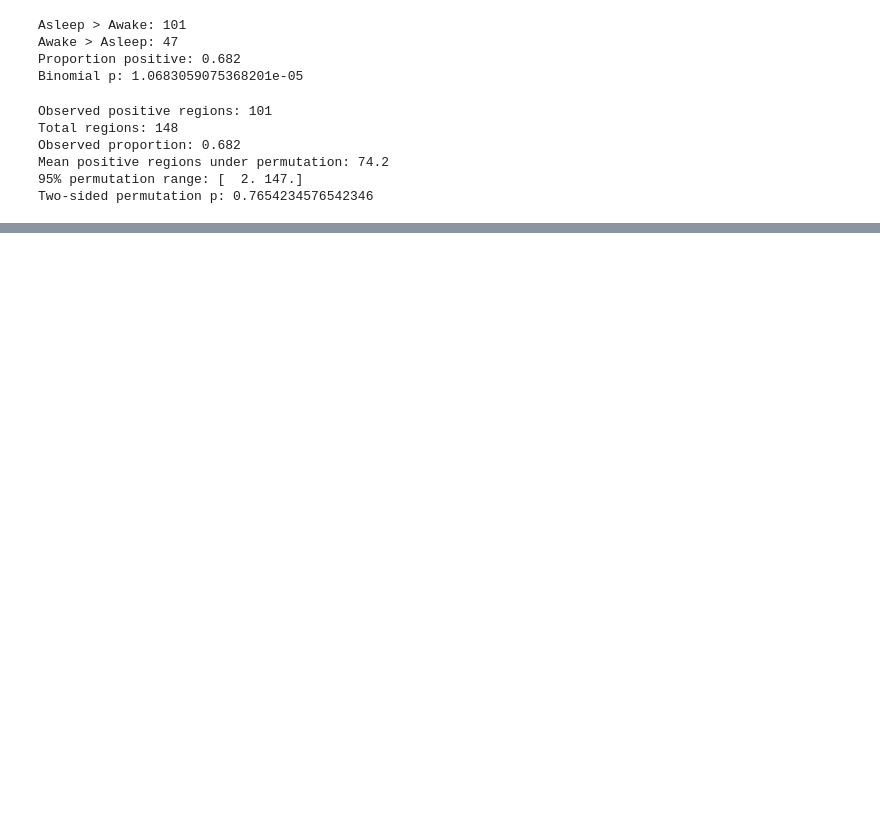
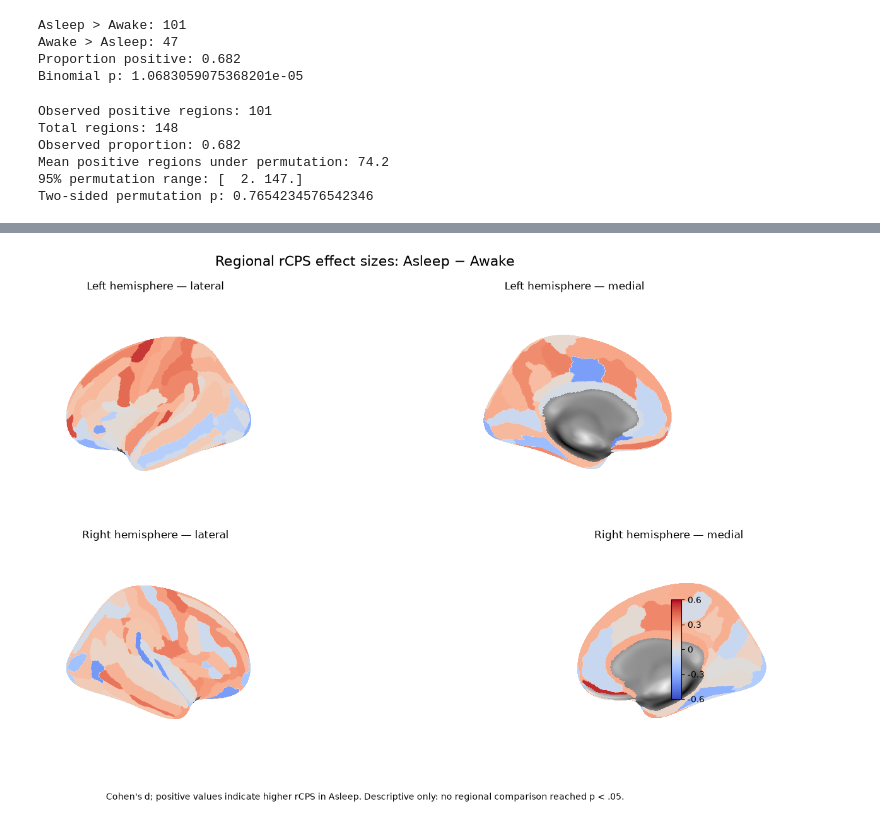
Before and after one commit to hamdhaanees/pet-memory-consolidation, a Jupyter notebook: PET_memory_consolidation.ipynb, the cells around one changed output, grey strips where cells are left out. Saved outputs shown, nothing was run; the diff lists cells and outputs as text; code cells hidden in the pictures; blank space fills up the shorter version.

```diff
--- a/PET_memory_consolidation.ipynb
+++ b/PET_memory_consolidation.ipynb
@@ -1246,0 +1304,9 @@ C:\Users\asus\PET_memory_project\results\cohort_regional_rcps.csv
+# %%
+# Apply the same regional coverage criterion across the full cohort
+cohort_regions["passes_coverage"] = (
+    cohort_regions["coverage"] >= COVERAGE_THRESHOLD
+)
+
+print("Coverage threshold:", f"{COVERAGE_THRESHOLD:.0%}")
+print("Measurements passing:", cohort_regions["passes_coverage"].sum(), "of", len(cohort_regions))
+print("Participants:", cohort_regions["participant"].nunique())
@@ -2432,0 +3206,10 @@ Independently of the biological null result, the project demonstrates an end-to-
+# %%
+from nilearn import datasets, plotting
+
+# Fetch standard fsaverage surface geometry
+fsaverage = datasets.fetch_surf_fsaverage(mesh="fsaverage")
+
+print("Left inflated:", fsaverage.infl_left)
+print("Right inflated:", fsaverage.infl_right)
+print("Left sulc:", fsaverage.sulc_left)
+print("Right sulc:", fsaverage.sulc_right)
@@ -2432,0 +3222,67 @@ Independently of the biological null result, the project demonstrates an end-to-
+# %%
+# Descriptive cortical effect-size map:
+# positive d = higher rCPS in Asleep
+# negative d = higher rCPS in Awake
+
+vmax = 0.6
+
+fig = plt.figure(figsize=(14, 9))
+
+views = [
+    ("left",  "lateral", fsaverage.infl_left,  fsaverage.sulc_left,  lh_effect),
+    ("left",  "medial",  fsaverage.infl_left,  fsaverage.sulc_left,  lh_effect),
+    ("right", "lateral", fsaverage.infl_right, fsaverage.sulc_right, rh_effect),
+    ("right", "medial",  fsaverage.infl_right, fsaverage.sulc_right, rh_effect),
+]
+
+for i, (hemi, view, mesh, sulc, effect) in enumerate(views, 1):
+
+    ax = fig.add_subplot(2, 2, i, projection="3d")
+
+    plotting.plot_surf_stat_map(
+        mesh,
+        effect,
+        hemi=hemi,
+        view=view,
+        bg_map=sulc,
+        cmap="coolwarm",
+        symmetric_cbar=True,
+        vmin=-vmax,
+        vmax=vmax,
+        colorbar=(i == 4),
+        axes=ax,
+        title=f"{hemi.capitalize()} hemisphere — {view}"
+    )
+
+fig.suptitle(
+    "Regional rCPS effect sizes: Asleep − Awake",
+    fontsize=16,
+    y=0.98
+)
+
+fig.text(
+    0.5, 0.02,
+    "Cohen's d; positive values indicate higher rCPS in Asleep. "
+    "Descriptive only: no regional comparison reached p < .05.",
+    ha="center",
+    fontsize=10
+)
+
+plt.subplots_adjust(
+    left=0.03,
+    right=0.97,
+    bottom=0.08,
+    top=0.91,
+    wspace=0.02,
+    hspace=0.12
+)
+
+plt.savefig(
+    figures_dir / "cortical_sleep_wake_cohens_d.png",
+    dpi=300,
+    bbox_inches="tight"
+)
+
+plt.show()
+# %% [output]
+[figure, added]
```
Also changed, not shown: parts of 78 cells of this notebook.
